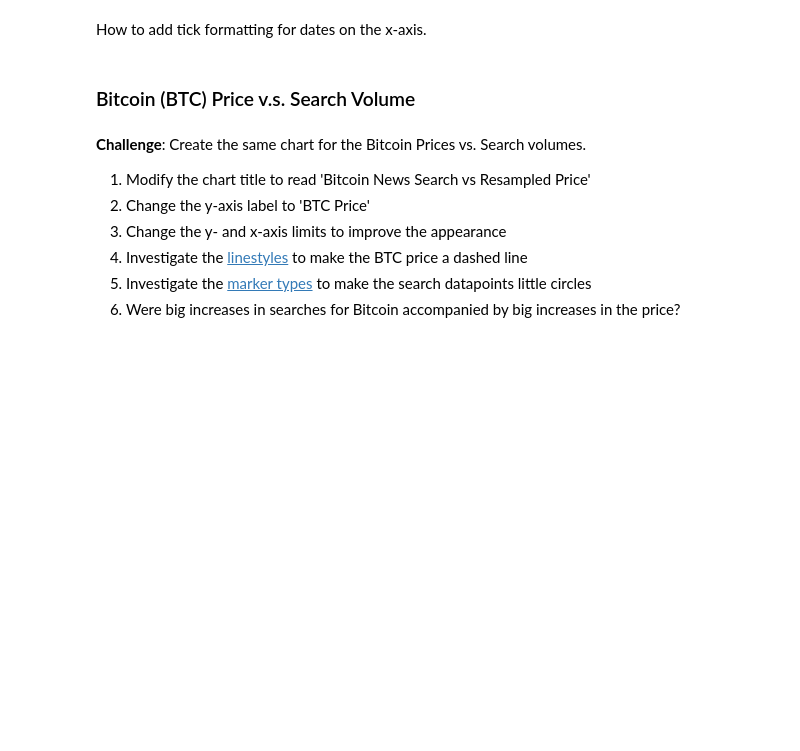
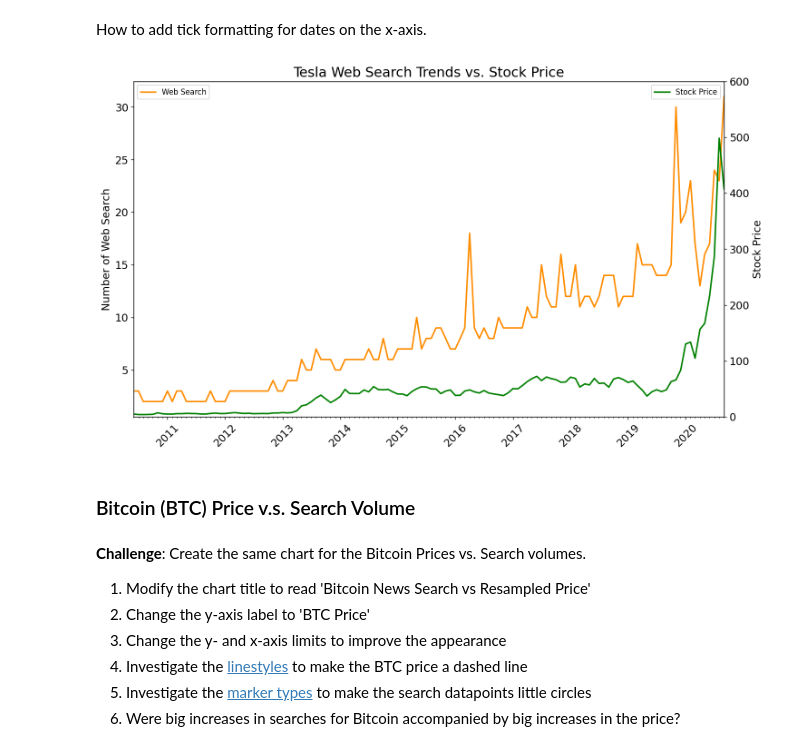
Before and after one commit to RafaelMoralesGallegos/100-days-of-Python, a Jupyter notebook: Day_75_Google_Trends/Google Trends and Data Visualisation (start).ipynb, the cells around one changed output. Saved outputs shown, nothing was run; the diff lists cells and outputs as text; code cells hidden in the pictures; blank space fills up the shorter version.

```diff
--- a/Day_75_Google_Trends/Google Trends and Data Visualisation (start).ipynb
+++ b/Day_75_Google_Trends/Google Trends and Data Visualisation (start).ipynb
@@ -174,5 +325,52 @@ Hint: you can colour both the [axis labels](https://matplotlib.org/3.3.2/api/tex
 # %% [markdown]
 How to add tick formatting for dates on the x-axis.
+# %%
+plt.figure(figsize=(14, 8), dpi=120)
+plt.title('Tesla Web Search Trends vs. Stock Price', fontsize=18)
+
+plt.xticks(fontsize=14, rotation=45)
+
+ax1 = plt.gca()
+ax2 = ax1.twinx()
+
+ax2.set_ylim((0, 600))
+ax2.set_xlim((df_tesla.MONTH.min(), df_tesla.MONTH.max()))
+
+ax1.plot(
+    df_tesla['MONTH'],
+    df_tesla['TSLA_WEB_SEARCH'],
+    color=mcolors.CSS4_COLORS['darkorange'],
+    label='Web Search',
+    linewidth=2,
+)
+ax2.plot(
+    df_tesla['MONTH'],
+    df_tesla['TSLA_USD_CLOSE'],
+    color=mcolors.CSS4_COLORS['green'],
+    label='Stock Price',
+    linewidth=2,
+)
+
+ax1.set_ylabel('Number of Web Search', fontsize=14)
+ax2.set_ylabel('Stock Price', fontsize=14)
+
+ax1.tick_params(labelsize=14)
+ax2.tick_params(labelsize=14)
+
+years = mdates.YearLocator()
+months = mdates.MonthLocator()
+years_fmt = mdates.DateFormatter('%Y')
+
+ax1.xaxis.set_major_locator(years)
+ax1.xaxis.set_major_formatter(years_fmt)
+ax1.xaxis.set_minor_locator(months)
+
+ax1.legend(loc='upper left')
+ax2.legend(loc='upper right')
+
+plt.show()
+# %% [output]
+[figure, added]
 # %% [markdown]
 ### Bitcoin (BTC) Price v.s. Search Volume
 # %% [markdown]
```
Also changed, not shown: parts of 13 cells of this notebook.
